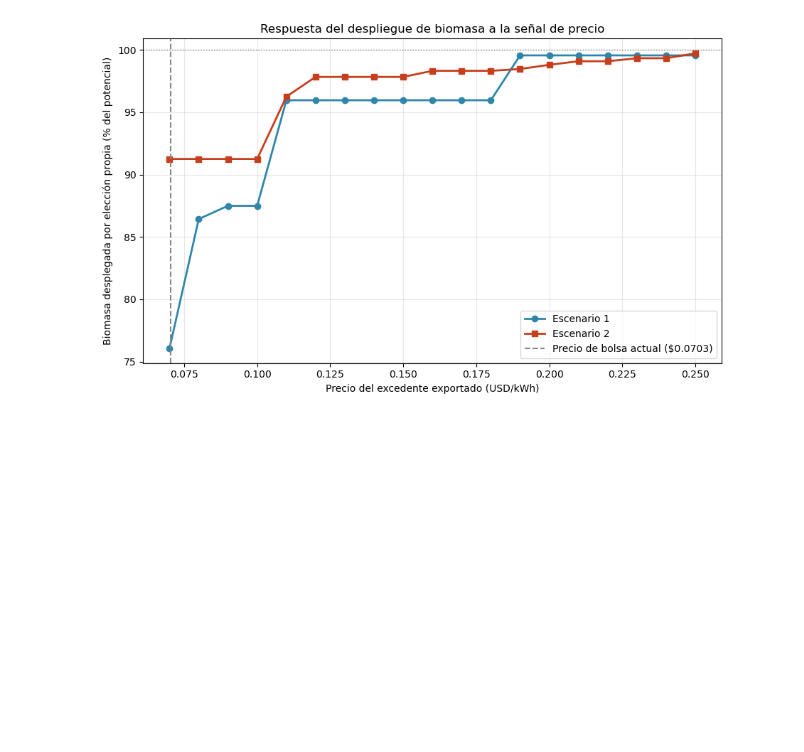
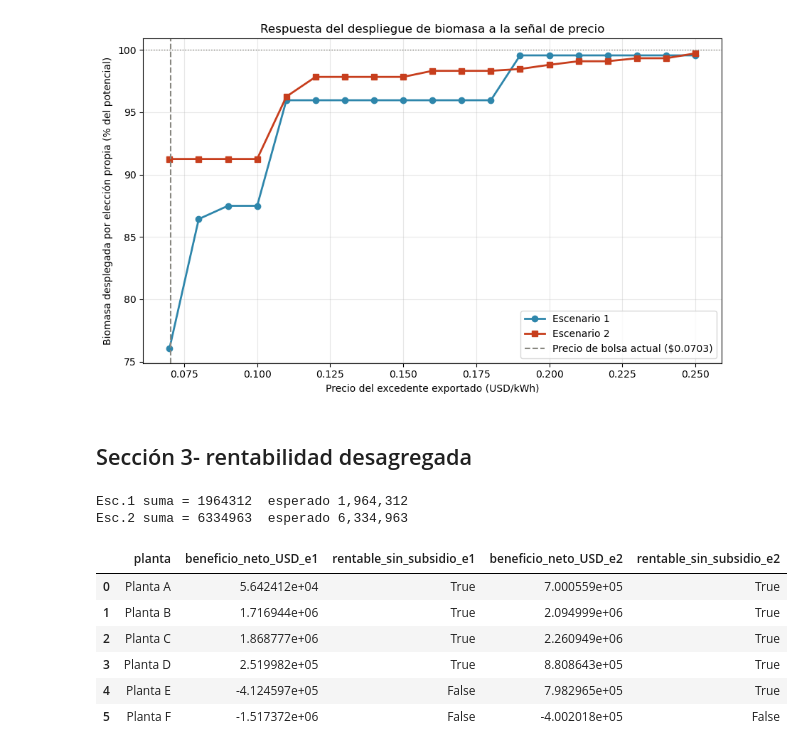
Before and after one commit to juncal0/valorizacion-biomasa-palma, a Jupyter notebook: 01_notebook_v3_CAPEX_corregido.ipynb, the cells around one changed output. Saved outputs shown, nothing was run; the diff lists cells and outputs as text; code cells hidden in the pictures; blank space fills up the shorter version.

Commit message:
Analisis 1: rentabilidad por planta; E y F no rentables individualmente

```diff
--- a/01_notebook_v3_CAPEX_corregido.ipynb
+++ b/01_notebook_v3_CAPEX_corregido.ipynb
@@ -4890,3 +4882,58 @@ Precio actual de bolsa: $0.0703/kWh
 (a) FiT de EQUILIBRIO: $0.070/kWh
 (b) FiT COMPATIBLE (elige el 100%): $0.250/kWh
 [figure]
+# %% [markdown]
+## Sección 3- rentabilidad desagregada
+# %%
+# ============================================================
+# SECCIÓN 23 — Análisis 1: rentabilidad desagregada por planta
+# Reproduce la estructura del objetivo f1_economico (3 tramos CREG 174)
+# planta por planta. Validado: la suma reproduce el agregado al peso.
+# ============================================================
+def beneficio_neto_por_planta(df_plantas, punto, capex_turbina_cat,
+                              capex_fijo_dict, incluir_om_fijo=True):
+    """Beneficio neto anual (USD) por planta en un punto del frente.
+    Exacto en el punto de despliegue 100% (último punto), donde el factor
+    de utilización de turbina = 1 y el costo de oportunidad entra completo.
+    incluir_om_fijo=True -> convención del artículo (§19b)."""
+    sub = df_plantas[df_plantas['punto'] == punto]
+    filas = []
+    for _, r in sub.iterrows():
+        p, auto, exced = r['planta'], r['autoconsumo_kWh'], r['excedente_kWh']
+        # Ingreso: 3 tramos, permuta topada al consumo (= autoconsumo)
+        permuta = min(exced, auto)
+        bolsa   = exced - permuta
+        ingreso = (auto + permuta) * PRECIO_TRAMO_12_dict[p] + bolsa * PRECIO_BOLSA_PROMEDIO
+        # CAPEX variable (turbina del catálogo + N módulos de biogás)
+        capex_var = (capex_turbina_cat[int(round(r['cap_turbina_kW']))]
+                     + round(r['cap_biogas_kW'] / TAMANO_UNIDAD_BIOGAS_KW) * CAPEX_UNIDAD_BIOGAS)
+        oport    = costo_oport_dict[p]                      # factor_util = 1 al 100%
+        fijo_ann = capex_fijo_dict[p] / PVAF
+        om_fijo  = capex_fijo_dict[p] * PCT_OPERACION_ANUAL if incluir_om_fijo else 0.0
+        beneficio = (ingreso - capex_var/PVAF - capex_var*PCT_OPERACION_ANUAL
+                     - oport - fijo_ann - om_fijo)
+        filas.append({'planta': p, 'beneficio_neto_USD': beneficio,
+                      'rentable_sin_subsidio': beneficio > 0})
+    return pd.DataFrame(filas)
+
+rent_e1 = beneficio_neto_por_planta(df_pareto_plantas,    df_pareto_plantas['punto'].max(),
+                                    CAPEX_TURBINA_ESC1, capex_fijo_esc1_dict)
+rent_e2 = beneficio_neto_por_planta(df_pareto_plantas_e2, df_pareto_plantas_e2['punto'].max(),
+                                    CAPEX_TURBINA_ESC2, capex_fijo_esc2_dict)
+
+# Validación obligatoria (sentido físico): la suma debe reproducir el agregado
+print("Esc.1 suma =", round(rent_e1['beneficio_neto_USD'].sum()), " esperado 1,964,312")
+print("Esc.2 suma =", round(rent_e2['beneficio_neto_USD'].sum()), " esperado 6,334,963")
+
+tabla_a1 = rent_e1.merge(rent_e2, on='planta', suffixes=('_e1','_e2'))
+display(tabla_a1)
+# %% [output]
+Esc.1 suma = 1964312  esperado 1,964,312
+Esc.2 suma = 6334963  esperado 6,334,963
+|  | planta | beneficio_neto_USD_e1 | rentable_sin_subsidio_e1 | beneficio_neto_USD_e2 | rentable_sin_subsidio_e2 |
+| 0 | Planta A | 5.642412e+04 | True | 7.000559e+05 | True |
+| 1 | Planta B | 1.716944e+06 | True | 2.094999e+06 | True |
+| 2 | Planta C | 1.868777e+06 | True | 2.260949e+06 | True |
+| 3 | Planta D | 2.519982e+05 | True | 8.808643e+05 | True |
+| 4 | Planta E | -4.124597e+05 | False | 7.982965e+05 | True |
+| 5 | Planta F | -1.517372e+06 | False | -4.002018e+05 | False |
```
Also changed, not shown: parts of 2 cells of this notebook, 3 other files.
